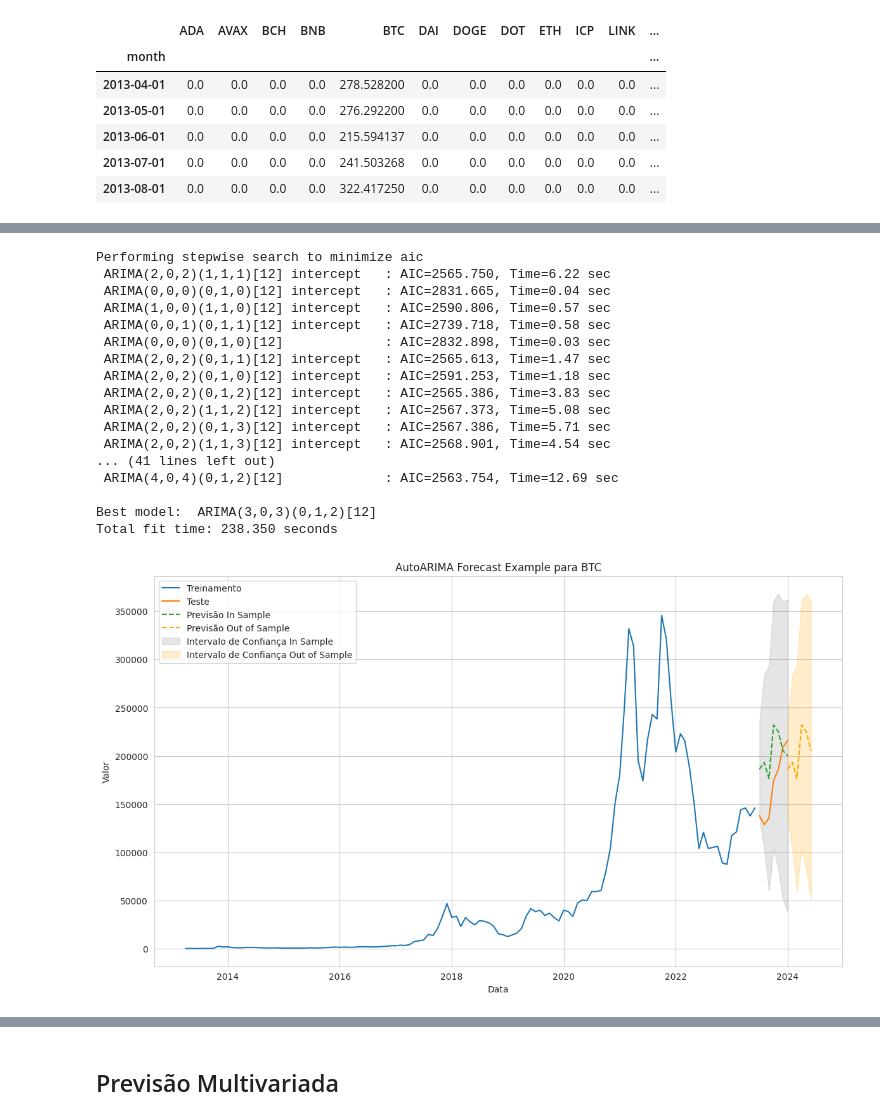
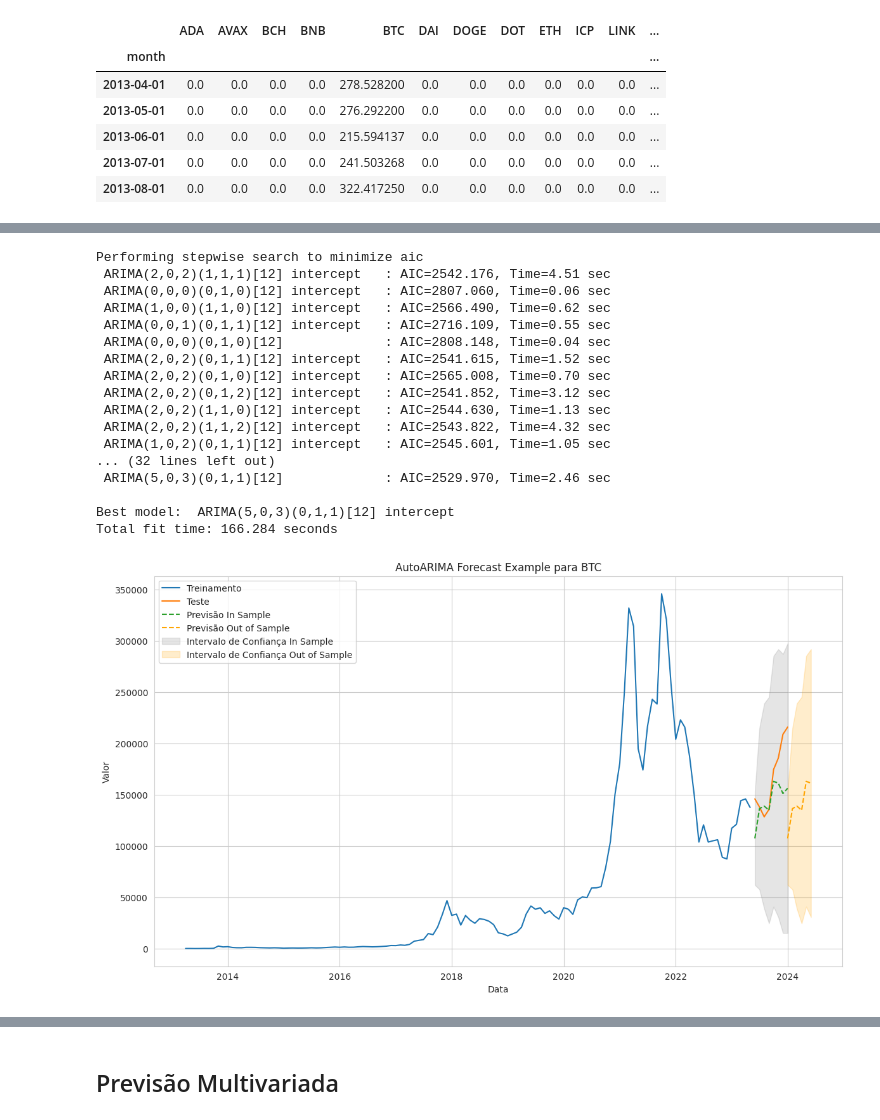
Before and after one commit to k3ybladewielder/crypto_forecast, a Jupyter notebook: notebooks/crypto_forecast.ipynb, the cells around one changed output, grey strips where cells are left out. Drawn from its saved outputs; the diff is of its cells as text; code cells hidden in the pictures.

```diff
--- a/notebooks/crypto_forecast.ipynb
+++ b/notebooks/crypto_forecast.ipynb
@@ -203,8 +440,16 @@ df_month_mean_pivot
 # SAVE SILVER
 #silver_path = glob.glob('../silver/')
 silver_path = "../content/drive/MyDrive/01 - Projetos/crypto_forecast/silver/"
-filename = "df_silver.parquet"
-silver_save_path = silver_path + filename
+silver_filename = "df_silver.parquet"
+silver_save_path = silver_path + silver_filename
 
 df.to_parquet(silver_save_path)
 df_month_mean.to_parquet(silver_path + "df_month_mean.parquet")
+
+# SAVE GOLD
+#gold_path = glob.glob('../gold/')
+gold_save_path = "../content/drive/MyDrive/01 - Projetos/crypto_forecast/gold/"
+gold_filename = "df_gold.parquet"
+gold_save_path = gold_save_path + gold_filename
+
+df_month_mean_pivot.to_parquet(gold_save_path)
@@ -254,8 +563,12 @@ from pmdarima.model_selection import train_test_split
 # target = "ETH"
 df_uni = df[df[target] > 0][[target]].copy()
 
+# # Dividir os dados em treinamento e teste
+# train_size = int(len(df_uni) * 0.95)
+# train, test = df_uni[:train_size], df_uni[train_size:]
+
 # Dividir os dados em treinamento e teste
-train_size = int(len(df_uni) * 0.95)
+train_size = len(df_uni) - 8 # ultimos 6 pontos
 train, test = df_uni[:train_size], df_uni[train_size:]
 
 # Ajustar o modelo AutoARIMA aos dados de treinamento
@@ -269,46 +582,46 @@ model.fit(train[target].values)
 forecast_in_sample, conf_int_in_sample = model.predict(n_periods=len(test), return_conf_int=True)
 
 # Estender o índice do DataFrame de previsão in-sample para incluir datas futuras
 forecast_index_in_sample = pd.date_range(start=test.index[0], periods=len(test), freq='m').to_period('M').to_timestamp()
 forecast_df_in_sample = pd.DataFrame(forecast_in_sample, columns=['predicted_in_sample'], index=forecast_index_in_sample)
 
 # Fazer previsões out-of-sample
 n_periods_out_of_sample = 6  # ou qualquer valor desejado
 forecast_out_of_sample, conf_int_out_of_sample = model.predict(n_periods=n_periods_out_of_sample, return_conf_int=True)
 
 # Estender o índice do DataFrame de previsão out-of-sample para incluir datas futuras
 forecast_index_out_of_sample = pd.date_range(start=test.index[-1] + pd.DateOffset(1), periods=n_periods_out_of_sample, freq='m').to_period('M').to_timestamp()
 forecast_df_out_of_sample = pd.DataFrame(forecast_out_of_sample, columns=['predicted_out_of_sample'], index=forecast_index_out_of_sample)
 
 # Plotar os resultados
 plt.figure(figsize=(14, 8))
 plt.plot(train, label='Treinamento')
 plt.plot(test, label='Teste')
 plt.plot(forecast_df_in_sample, label='Previsão In Sample', linestyle='dashed')
 plt.plot(forecast_df_out_of_sample, label='Previsão Out of Sample', linestyle='dashed', color='orange')
 plt.fill_between(forecast_index_in_sample, conf_int_in_sample[:, 0], conf_int_in_sample[:, 1], color='gray', alpha=0.2, label='Intervalo de Confiança In Sample')
 plt.fill_between(forecast_index_out_of_sample, conf_int_out_of_sample[:, 0], conf_int_out_of_sample[:, 1], color='orange', alpha=0.2, label='Intervalo de Confiança Out of Sample')
 plt.legend()
 plt.title(f'AutoARIMA Forecast Example para {target}')
 plt.xlabel('Data')
 plt.ylabel('Valor')
 plt.show()
 # %% [output]
 Performing stepwise search to minimize aic
- ARIMA(2,0,2)(1,1,1)[12] intercept   : AIC=2565.750, Time=6.22 sec
- ARIMA(0,0,0)(0,1,0)[12] intercept   : AIC=2831.665, Time=0.04 sec
- ARIMA(1,0,0)(1,1,0)[12] intercept   : AIC=2590.806, Time=0.57 sec
- ARIMA(0,0,1)(0,1,1)[12] intercept   : AIC=2739.718, Time=0.58 sec
- ARIMA(0,0,0)(0,1,0)[12]             : AIC=2832.898, Time=0.03 sec
- ARIMA(2,0,2)(0,1,1)[12] intercept   : AIC=2565.613, Time=1.47 sec
- ARIMA(2,0,2)(0,1,0)[12] intercept   : AIC=2591.253, Time=1.18 sec
- ARIMA(2,0,2)(0,1,2)[12] intercept   : AIC=2565.386, Time=3.83 sec
- ARIMA(2,0,2)(1,1,2)[12] intercept   : AIC=2567.373, Time=5.08 sec
- ARIMA(2,0,2)(0,1,3)[12] intercept   : AIC=2567.386, Time=5.71 sec
- ARIMA(2,0,2)(1,1,3)[12] intercept   : AIC=2568.901, Time=4.54 sec
-... (41 lines left out)
- ARIMA(4,0,4)(0,1,2)[12]             : AIC=2563.754, Time=12.69 sec
+ ARIMA(2,0,2)(1,1,1)[12] intercept   : AIC=2542.176, Time=4.51 sec
+ ARIMA(0,0,0)(0,1,0)[12] intercept   : AIC=2807.060, Time=0.06 sec
+ ARIMA(1,0,0)(1,1,0)[12] intercept   : AIC=2566.490, Time=0.62 sec
+ ARIMA(0,0,1)(0,1,1)[12] intercept   : AIC=2716.109, Time=0.55 sec
+ ARIMA(0,0,0)(0,1,0)[12]             : AIC=2808.148, Time=0.04 sec
+ ARIMA(2,0,2)(0,1,1)[12] intercept   : AIC=2541.615, Time=1.52 sec
+ ARIMA(2,0,2)(0,1,0)[12] intercept   : AIC=2565.008, Time=0.70 sec
+ ARIMA(2,0,2)(0,1,2)[12] intercept   : AIC=2541.852, Time=3.12 sec
+ ARIMA(2,0,2)(1,1,0)[12] intercept   : AIC=2544.630, Time=1.13 sec
+ ARIMA(2,0,2)(1,1,2)[12] intercept   : AIC=2543.822, Time=4.32 sec
+ ARIMA(1,0,2)(0,1,1)[12] intercept   : AIC=2545.601, Time=1.05 sec
+... (32 lines left out)
+ ARIMA(5,0,3)(0,1,1)[12]             : AIC=2529.970, Time=2.46 sec
 
-Best model:  ARIMA(3,0,3)(0,1,2)[12]
-Total fit time: 238.350 seconds
+Best model:  ARIMA(5,0,3)(0,1,1)[12] intercept
+Total fit time: 166.284 seconds
-[figure, old version]
+[figure, new version]
```
Also changed, not shown: parts of 46 cells of this notebook.
